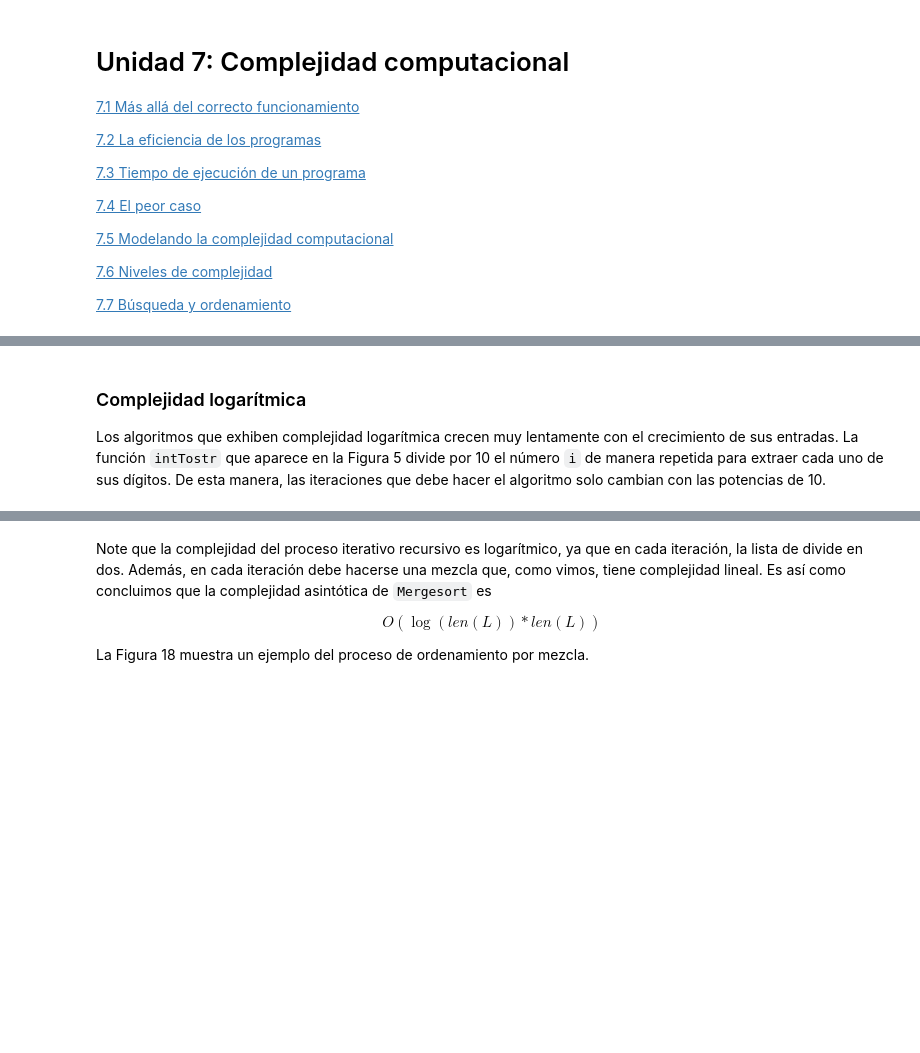
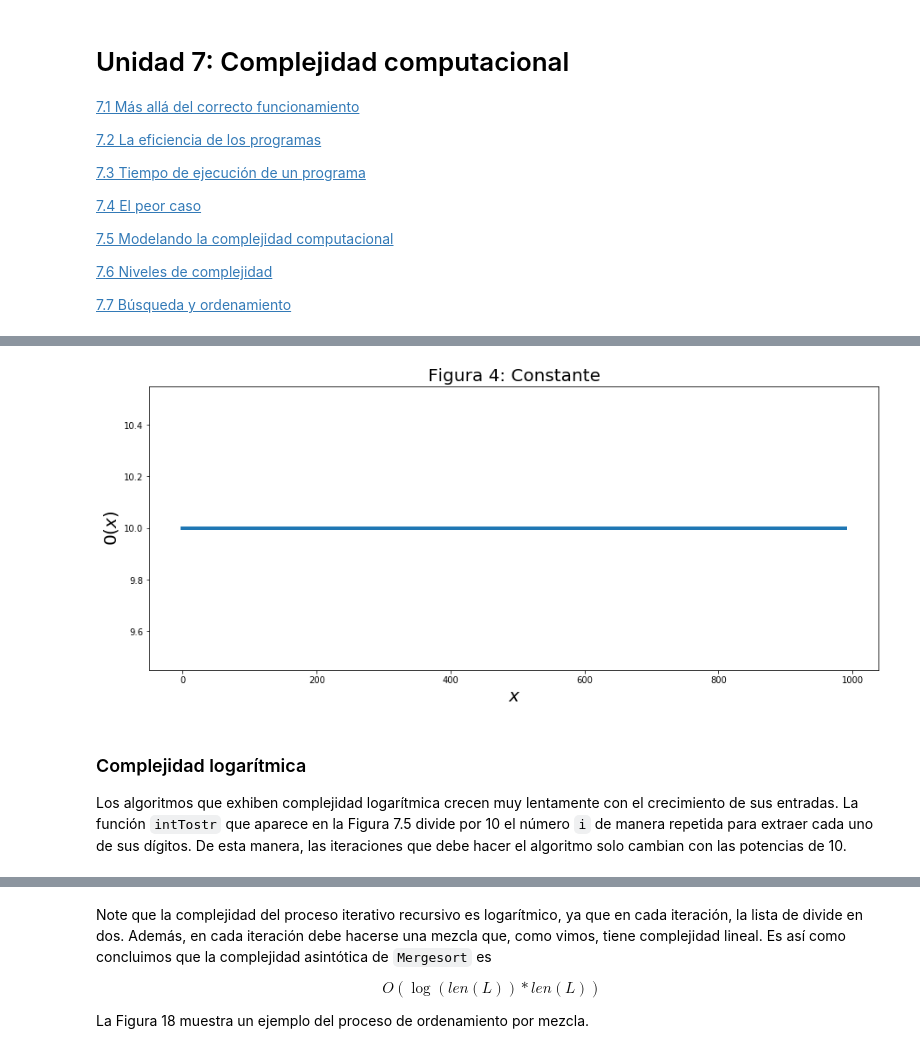
Before and after one commit to sisaza/informatica, a Jupyter notebook: Unidad7/Unidad7.ipynb, the cells around one changed output, grey strips where cells are left out. Cells and saved outputs as stored; diff of their text form; code cells hidden in the pictures; blank space fills up the shorter version.

Commit message:
Se agregan graficas de complejidad hasta exponencial

```diff
--- a/Unidad7/Unidad7.ipynb
+++ b/Unidad7/Unidad7.ipynb
@@ -183,5 +183,6 @@ Los algoritmos de complejidad constante son del mínimo interés práctico pero
 # %%
 def fcon(x):
+    global _comp # variable para mirar la complejidad computacional del algoritmo.
     n = 1
     if x%2 == 0:
         inc = 2
@@ -190,5 +191,6 @@ def fcon(x):
     while n <= 10:
         x += inc
         n += 1
+        _comp += 1 # incremento del número de interaciones
     return x
 # %% [markdown]
@@ -202,7 +200,33 @@ La Figura 4 muestra la gráfica de la función $ O(1) $ que es obviamente una re
+# %%
+'''El siguiente código muestra cómo se comporta la función 'fcon' al aumentar los datos de entrada de la misma'''
+
+import matplotlib.pyplot as plt # librería para realizar la gráfica
+
+# creación de lista de parametros de entrada
+x=[]
+for i in range(0,1000,10):
+   x.append(i)
+
+# creación de lista con el número de iteracones que ejecuta la función para cada parámetro de entrada.
+y=[]
+for i in x:
+    _comp = 0
+    fcon(i)
+    y.append(_comp)
+
+# se realiza la figura con los datos obtenidos.
+plt.figure(figsize=(15,6))
+plt.plot(x,y,linewidth=4.0)
+plt.title('Figura 4: Constante',size=20)
+plt.xlabel('$ x $',size=20)
+plt.ylabel('$ 0(x)  $',size=20)
+plt.show()
+# %% [output]
+[figure, added]
 # %% [markdown]
 ### Complejidad logarítmica
 
-Los algoritmos que exhiben complejidad logarítmica crecen muy lentamente con el crecimiento de sus entradas. La función `intTostr` que aparece en la Figura 5 divide por 10 el número `i` de manera repetida para extraer cada uno de sus dígitos. De esta manera, las iteraciones que debe hacer el algoritmo solo cambian con las potencias de 10.
+Los algoritmos que exhiben complejidad logarítmica crecen muy lentamente con el crecimiento de sus entradas. La función `intTostr` que aparece en la Figura 7.5 divide por 10 el número `i` de manera repetida para extraer cada uno de sus dígitos. De esta manera, las iteraciones que debe hacer el algoritmo solo cambian con las potencias de 10.
 # %% [markdown]
 **Figura 7.5**
 
```
Also changed, not shown: parts of 23 cells of this notebook.
